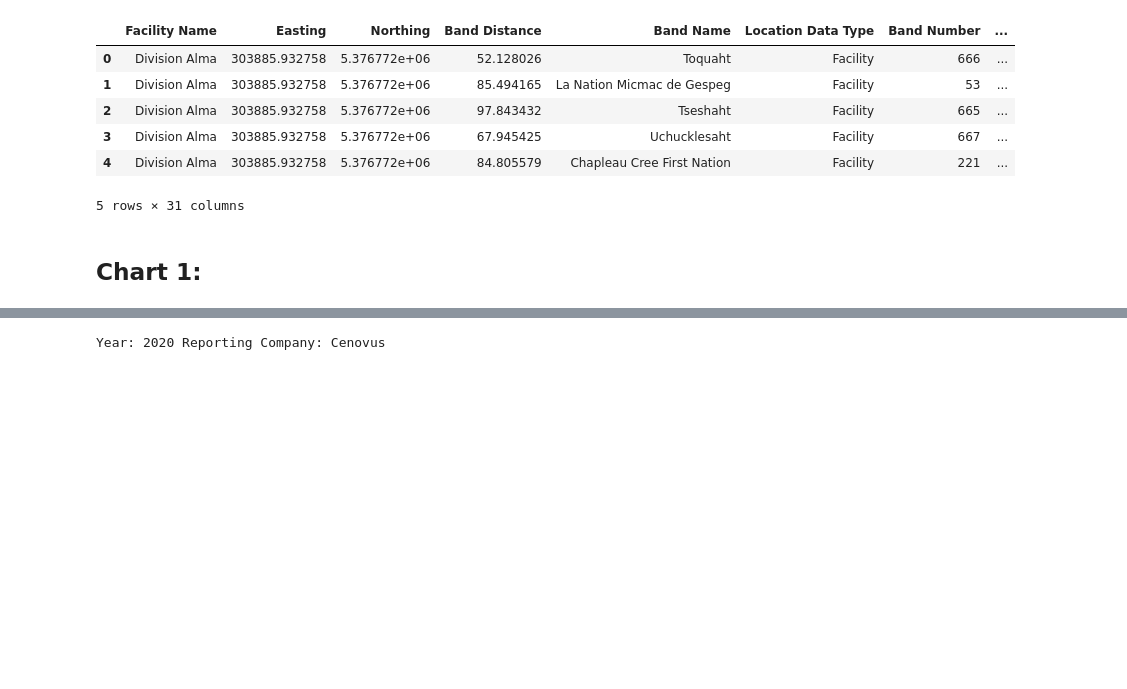
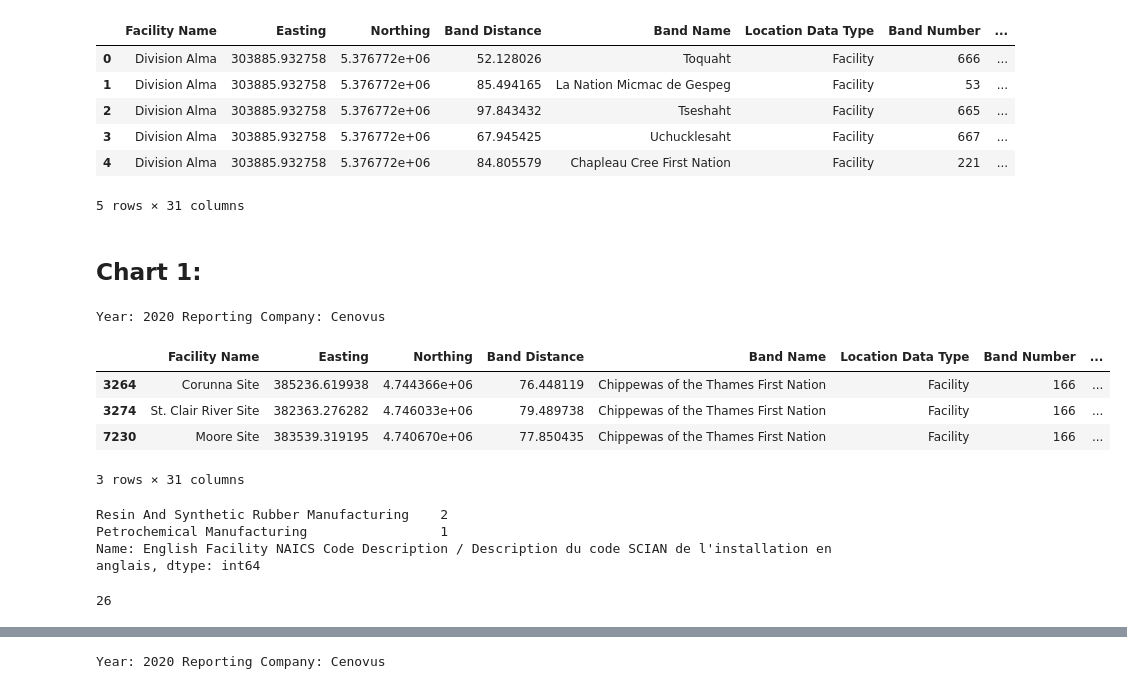
Before and after one commit to MuhammadMehran/aj_dashboard, a Jupyter notebook: Untitled.ipynb, the cells around one changed output, grey strips where cells are left out. Cells and saved outputs as stored; diff of their text form; code cells hidden in the pictures; blank space fills up the shorter version.

Commit message:
brand number add

```diff
--- a/Untitled.ipynb
+++ b/Untitled.ipynb
@@ -31,3 +31,39 @@ for col in cols:
     df[col] = df[col].str.title()
 # %% [markdown]
 ## Chart 1:
+# %%
+year = 2020
+reporting_company = 'Cenovus'
+
+
+print('Year:', year, 'Reporting Company:', reporting_company)
+
+df_filtered = df[df['Reference Year / Année de référence'] == year]
+df_filtered = df_filtered[df_filtered['Reporting Company Trade Name / Nom commercial de la société déclarante'] == reporting_company]
+# %% [output]
+Year: 2020 Reporting Company: Cenovus
+# %%
+year = 2020
+band = 166
+reporting_company = 'Nova Chemicals'
+
+df_filtered = df[df['Reference Year / Année de référence'] == year]
+df_filtered = df_filtered[df_filtered['Band Number'] == band]
+df_filtered = df_filtered[df_filtered['Reporting Company Trade Name / Nom commercial de la société déclarante'] == reporting_company]
+df_filtered
+# %% [output]
+|  | Facility Name | Easting | Northing | Band Distance | Band Name | Location Data Type | Band Number | ... |
+| 3264 | Corunna Site | 385236.619938 | 4.744366e+06 | 76.448119 | Chippewas of the Thames First Nation | Facility | 166 | ... |
+| 3274 | St. Clair River Site | 382363.276282 | 4.746033e+06 | 79.489738 | Chippewas of the Thames First Nation | Facility | 166 | ... |
+| 7230 | Moore Site | 383539.319195 | 4.740670e+06 | 77.850435 | Chippewas of the Thames First Nation | Facility | 166 | ... |
+3 rows × 31 columns
+# %%
+df_filtered["English Facility NAICS Code Description / Description du code SCIAN de l'installation en anglais"].value_counts()
+# %% [output]
+Resin And Synthetic Rubber Manufacturing    2
+Petrochemical Manufacturing                 1
+Name: English Facility NAICS Code Description / Description du code SCIAN de l'installation en anglais, dtype: int64
+# %%
+list(df["English Facility NAICS Code Description / Description du code SCIAN de l'installation en anglais"].unique()).index('Resin And Synthetic Rubber Manufacturing')
+# %% [output]
+26
```
Also changed, not shown: parts of 1 cell of this notebook, 1 other file.
